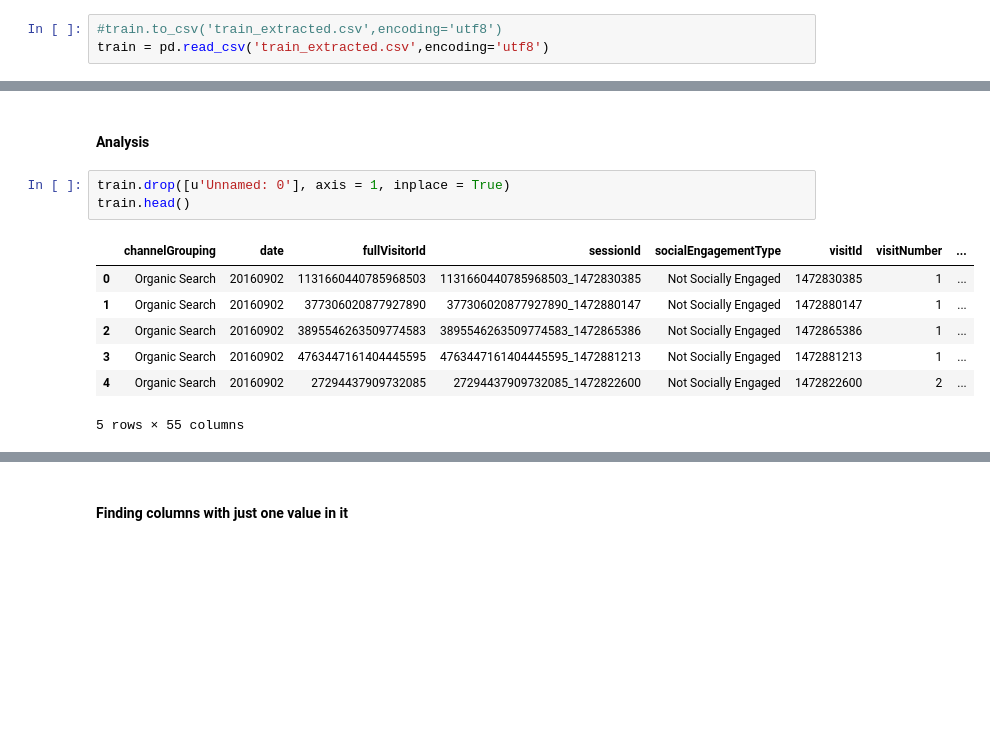
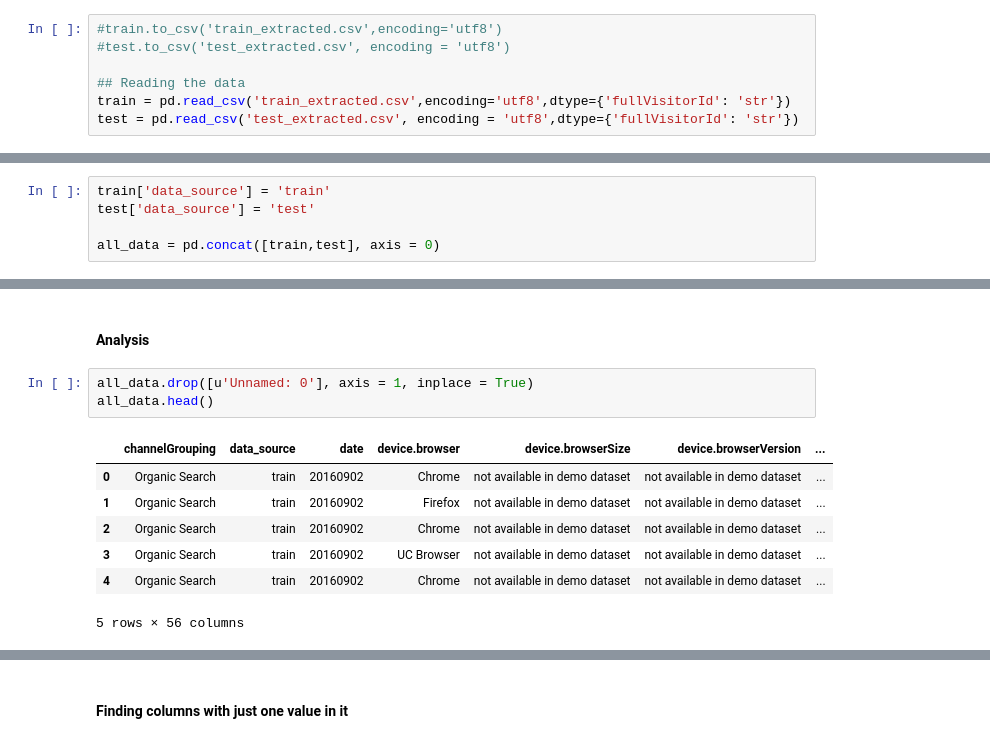
Before and after one commit to Beanefeather/sys6018-competition-revenue-prediction, a Jupyter notebook: MRK/kaggle.ipynb, the cells around one changed output, grey strips where cells are left out. Drawn from its saved outputs; the diff is of its cells as text; blank space fills up the shorter version.

```diff
--- a/MRK/kaggle.ipynb
+++ b/MRK/kaggle.ipynb
@@ -38,4 +38,8 @@ def load_df(csv_path, nrows=None):
 #### Saving CSV files
 # %%
 #train.to_csv('train_extracted.csv',encoding='utf8')
-train = pd.read_csv('train_extracted.csv',encoding='utf8')
+#test.to_csv('test_extracted.csv', encoding = 'utf8')
+
+## Reading the data
+train = pd.read_csv('train_extracted.csv',encoding='utf8',dtype={'fullVisitorId': 'str'})
+test = pd.read_csv('test_extracted.csv', encoding = 'utf8',dtype={'fullVisitorId': 'str'})
@@ -41,0 +48,5 @@ train = pd.read_csv('train_extracted.csv',encoding='utf8')
+# %%
+train['data_source'] = 'train'
+test['data_source'] = 'test'
+
+all_data = pd.concat([train,test], axis = 0)
@@ -48,14 +69,14 @@ train = pd.read_csv('train_extracted.csv',encoding='utf8')
 # %% [markdown]
 #### Analysis
 # %%
-train.drop([u'Unnamed: 0'], axis = 1, inplace = True)
-train.head()
+all_data.drop([u'Unnamed: 0'], axis = 1, inplace = True)
+all_data.head()
 # %% [output]
-|  | channelGrouping | date | fullVisitorId | sessionId | socialEngagementType | visitId | visitNumber | ... |
-| 0 | Organic Search | 20160902 | 1131660440785968503 | 1131660440785968503_1472830385 | Not Socially Engaged | 1472830385 | 1 | ... |
-| 1 | Organic Search | 20160902 | 377306020877927890 | 377306020877927890_1472880147 | Not Socially Engaged | 1472880147 | 1 | ... |
-| 2 | Organic Search | 20160902 | 3895546263509774583 | 3895546263509774583_1472865386 | Not Socially Engaged | 1472865386 | 1 | ... |
-| 3 | Organic Search | 20160902 | 4763447161404445595 | 4763447161404445595_1472881213 | Not Socially Engaged | 1472881213 | 1 | ... |
-| 4 | Organic Search | 20160902 | 27294437909732085 | 27294437909732085_1472822600 | Not Socially Engaged | 1472822600 | 2 | ... |
+|  | channelGrouping | data_source | date | device.browser | device.browserSize | device.browserVersion | ... |
+| 0 | Organic Search | train | 20160902 | Chrome | not available in demo dataset | not available in demo dataset | ... |
+| 1 | Organic Search | train | 20160902 | Firefox | not available in demo dataset | not available in demo dataset | ... |
+| 2 | Organic Search | train | 20160902 | Chrome | not available in demo dataset | not available in demo dataset | ... |
+| 3 | Organic Search | train | 20160902 | UC Browser | not available in demo dataset | not available in demo dataset | ... |
+| 4 | Organic Search | train | 20160902 | Chrome | not available in demo dataset | not available in demo dataset | ... |
-5 rows × 55 columns
+5 rows × 56 columns
 # %%
```
Also changed, not shown: parts of 50 cells of this notebook.
